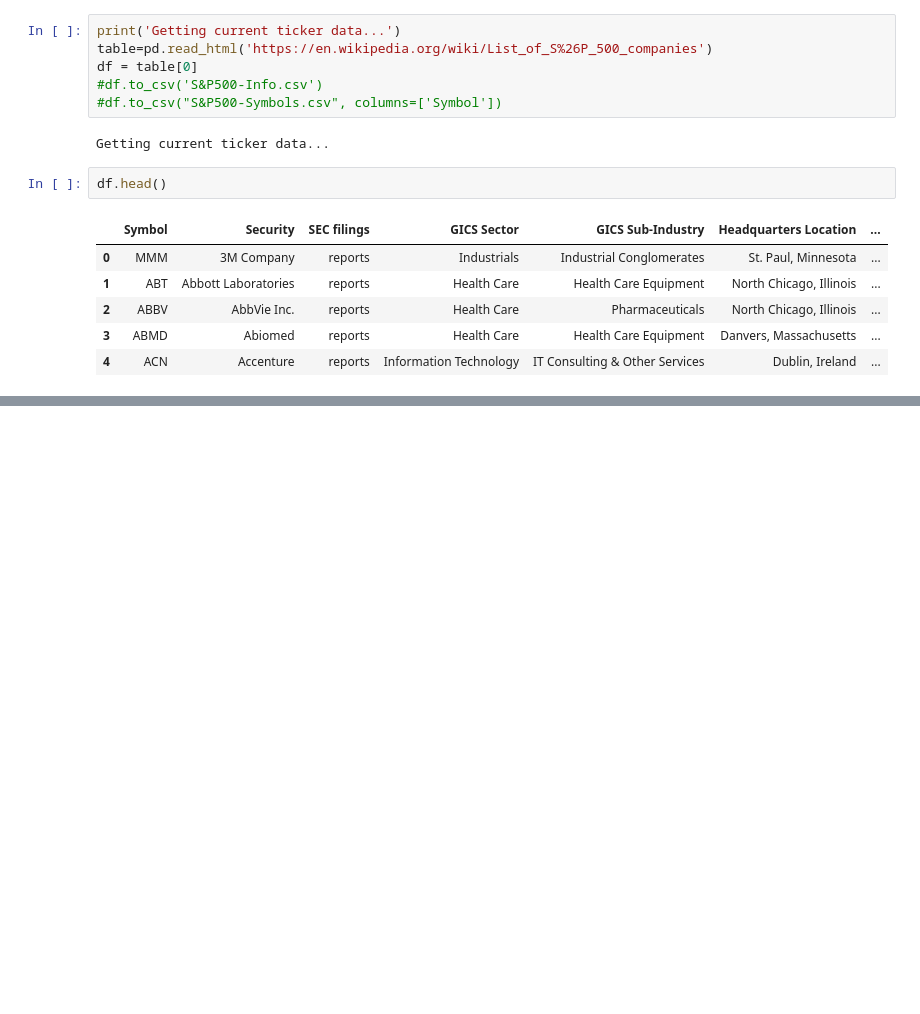
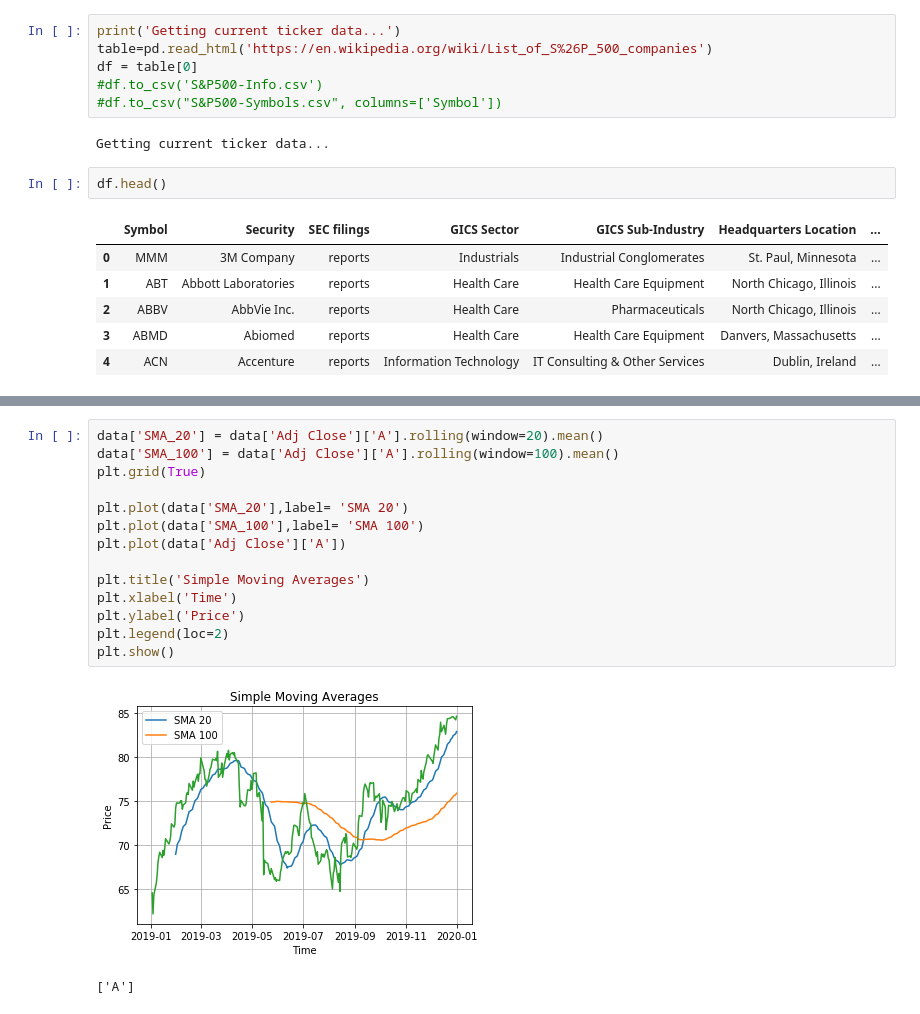
Before and after one commit to sobrad956/AlgoTrading, a Jupyter notebook: Yfinance.ipynb, the cells around one changed output, grey strips where cells are left out. Cells and saved outputs as stored; diff of their text form; blank space fills up the shorter version.

```diff
--- a/Yfinance.ipynb
+++ b/Yfinance.ipynb
@@ -63,0 +98,17 @@ data['Volume']
+# %%
+data['SMA_20'] = data['Adj Close']['A'].rolling(window=20).mean()
+data['SMA_100'] = data['Adj Close']['A'].rolling(window=100).mean()
+plt.grid(True)
+
+plt.plot(data['SMA_20'],label= 'SMA 20')
+plt.plot(data['SMA_100'],label= 'SMA 100')
+plt.plot(data['Adj Close']['A'])
+
+plt.title('Simple Moving Averages')
+plt.xlabel('Time')
+plt.ylabel('Price')
+plt.legend(loc=2)
+plt.show()
+# %% [output]
+[figure, added]
+['A']
```
Also changed, not shown: parts of 9 cells of this notebook.
